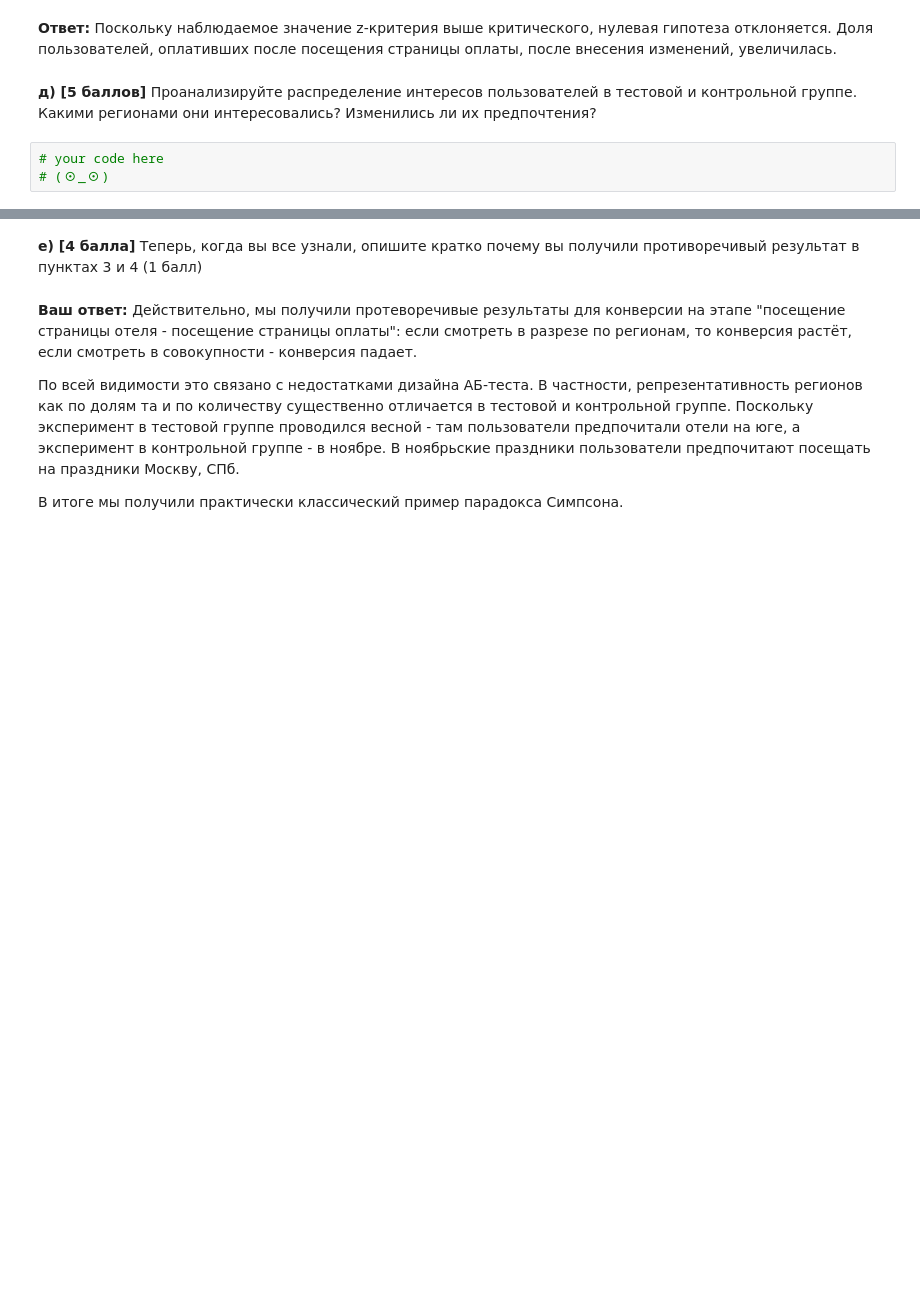
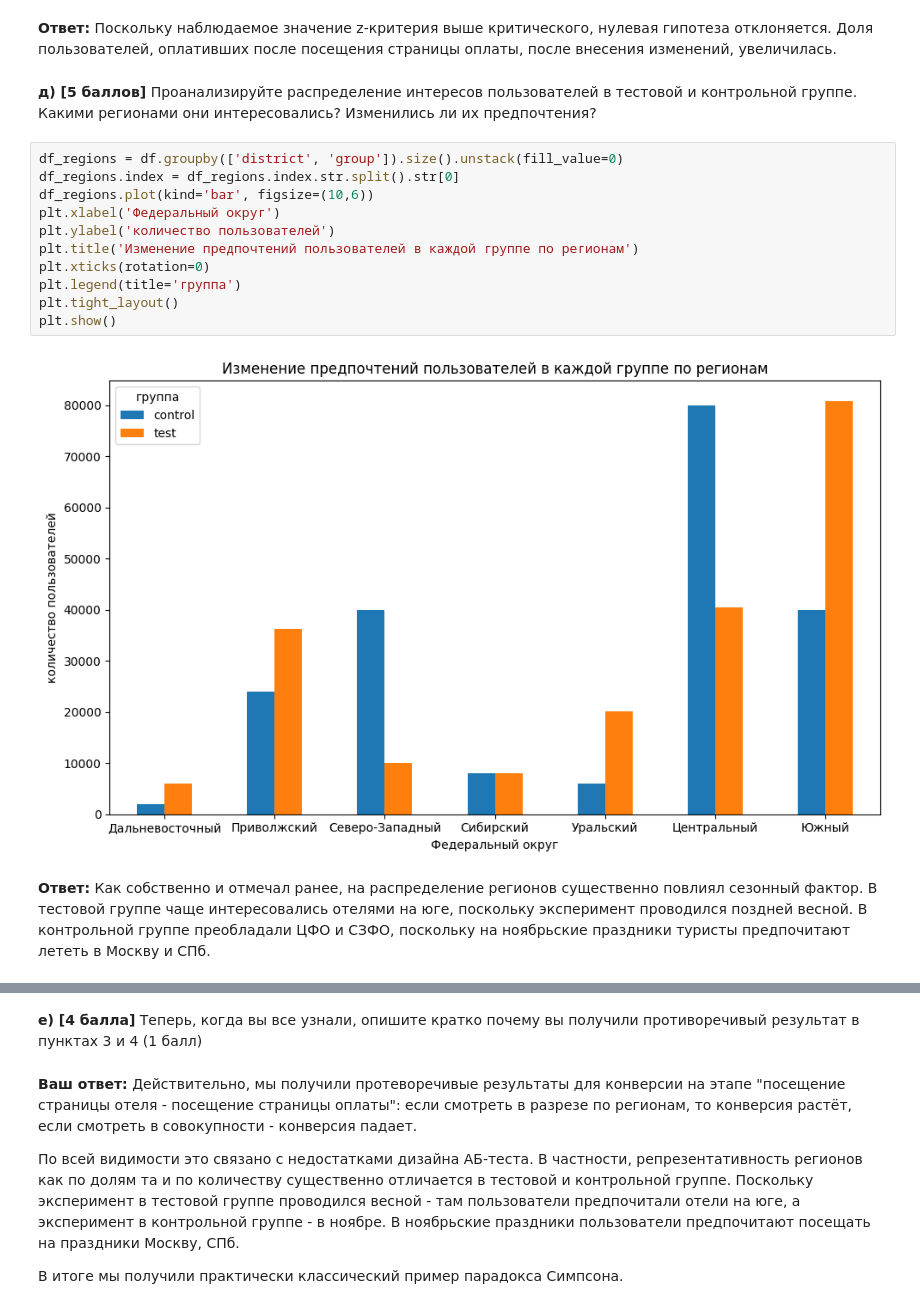
Before and after one commit to PavelMKh/HSE-AI, a Jupyter notebook: Math/stat_hw6.ipynb, the cells around one changed output, grey strips where cells are left out. Saved outputs shown, nothing was run; the diff lists cells and outputs as text; blank space fills up the shorter version.

```diff
--- a/Math/stat_hw6.ipynb
+++ b/Math/stat_hw6.ipynb
@@ -608,9 +608,21 @@ print(f"Теоретическое значение z-статистики: {z_c
 __Ответ:__ Поскольку наблюдаемое значение z-критерия выше критического, нулевая гипотеза отклоняется. Доля пользователей, оплативших после посещения страницы оплаты, после внесения изменений, увеличилась.
 # %% [markdown]
 __д) [5 баллов]__ Проанализируйте распределение интересов пользователей в тестовой и контрольной группе. Какими регионами они интересовались? Изменились ли их предпочтения?
-# %%
-# your code here
-# (⊙_⊙)
+# %%
+df_regions = df.groupby(['district', 'group']).size().unstack(fill_value=0)
+df_regions.index = df_regions.index.str.split().str[0]
+df_regions.plot(kind='bar', figsize=(10,6))
+plt.xlabel('Федеральный округ')
+plt.ylabel('количество пользователей')
+plt.title('Изменение предпочтений пользователей в каждой группе по регионам')
+plt.xticks(rotation=0)
+plt.legend(title='группа')
+plt.tight_layout()
+plt.show()
+# %% [output]
+[figure, added]
+# %% [markdown]
+__Ответ:__ Как собственно и отмечал ранее, на распределение регионов существенно повлиял сезонный фактор. В тестовой группе чаще интересовались отелями на юге, поскольку эксперимент проводился поздней весной. В контрольной группе преобладали ЦФО и СЗФО, поскольку на ноябрьские праздники туристы предпочитают лететь в Москву и СПб.
 # %% [markdown]
 Если вы все сделали правильно, то у вас получился противоречивые ответы в пунктах 3 и 4. Вы попали в ловушку Парадокса Симпсона. Подробнее о нем можно почитать [здесь](https://ru.wikipedia.org/wiki/Парадокс_Симпсона)
 
```
